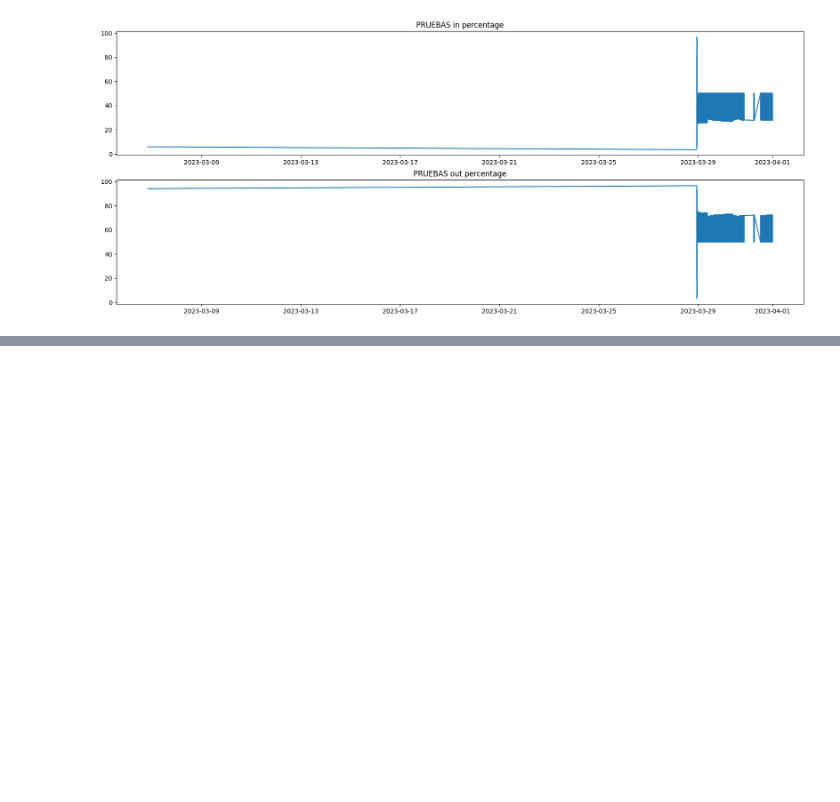
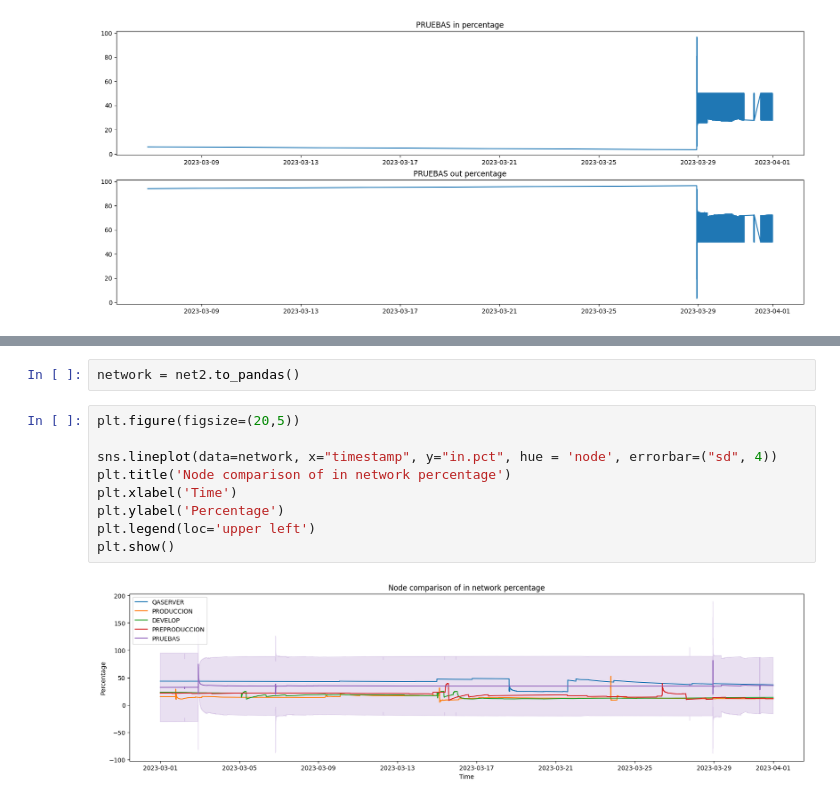
Before and after one commit to HernandezM22/dsc-kio-challenge, a Jupyter notebook: app/notebooks/j_sys_analysis.ipynb, the cells around one changed output, grey strips where cells are left out. Drawn from its saved outputs; the diff is of its cells as text; blank space fills up the shorter version.

Commit message:
Added analysis and base spectral analysis to network

```diff
--- a/app/notebooks/j_sys_analysis.ipynb
+++ b/app/notebooks/j_sys_analysis.ipynb
@@ -264,0 +286,13 @@ plot_network_info(out2, servers)
+# %%
+network = net2.to_pandas()
+# %%
+plt.figure(figsize=(20,5))
+
+sns.lineplot(data=network, x="timestamp", y="in.pct", hue = 'node', errorbar=("sd", 4))
+plt.title('Node comparison of in network percentage')
+plt.xlabel('Time')
+plt.ylabel('Percentage')
+plt.legend(loc='upper left')
+plt.show()
+# %% [output]
+[figure, added]
```
Also changed, not shown: parts of 7 cells of this notebook.
